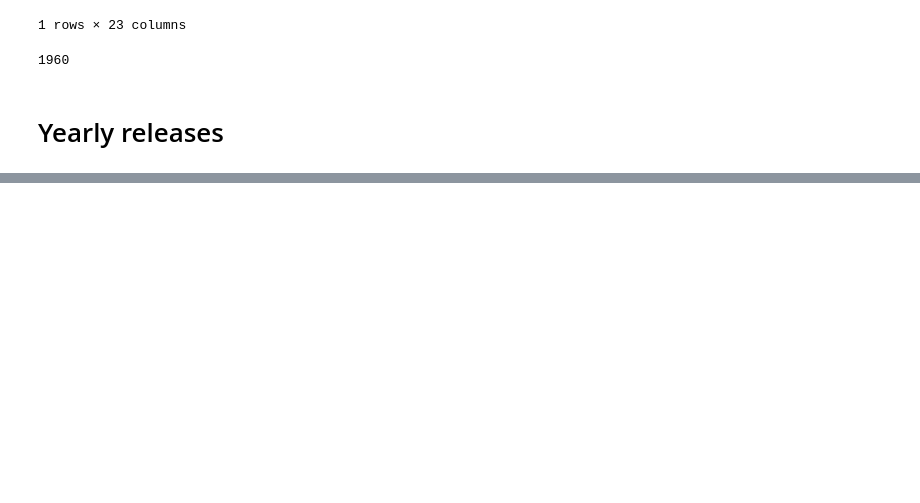
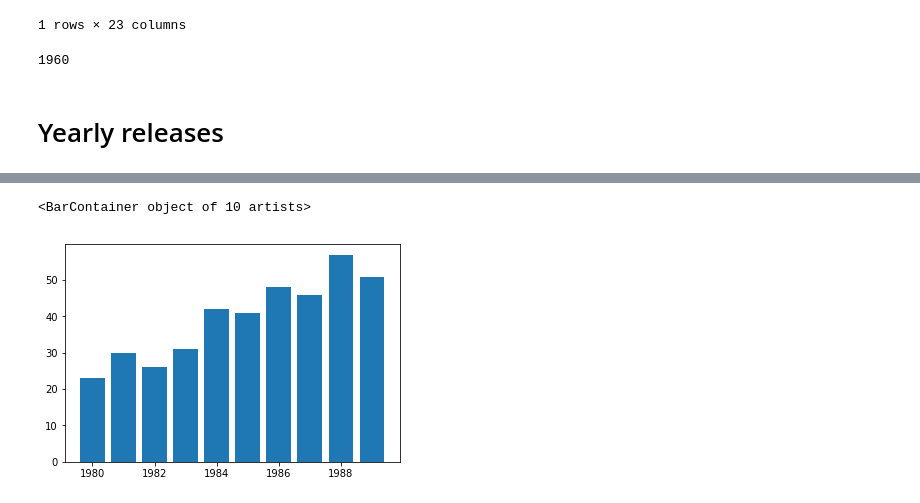
Before and after one commit to asim-noor/data-exploration, a Jupyter notebook: Project 2 DAND.ipynb, the cells around one changed output, grey strips where cells are left out. Cells and saved outputs as stored; diff of their text form; code cells hidden in the pictures; blank space fills up the shorter version.

```diff
--- a/Project 2 DAND.ipynb
+++ b/Project 2 DAND.ipynb
@@ -350,0 +347,5 @@ Name: id, dtype: int64
+# %%
+plt.bar(yearly_releases[20:30].index, yearly_releases[20:30])
+# %% [output]
+<BarContainer object of 10 artists>
+[figure, added]
```
Also changed, not shown: parts of 25 cells of this notebook.
